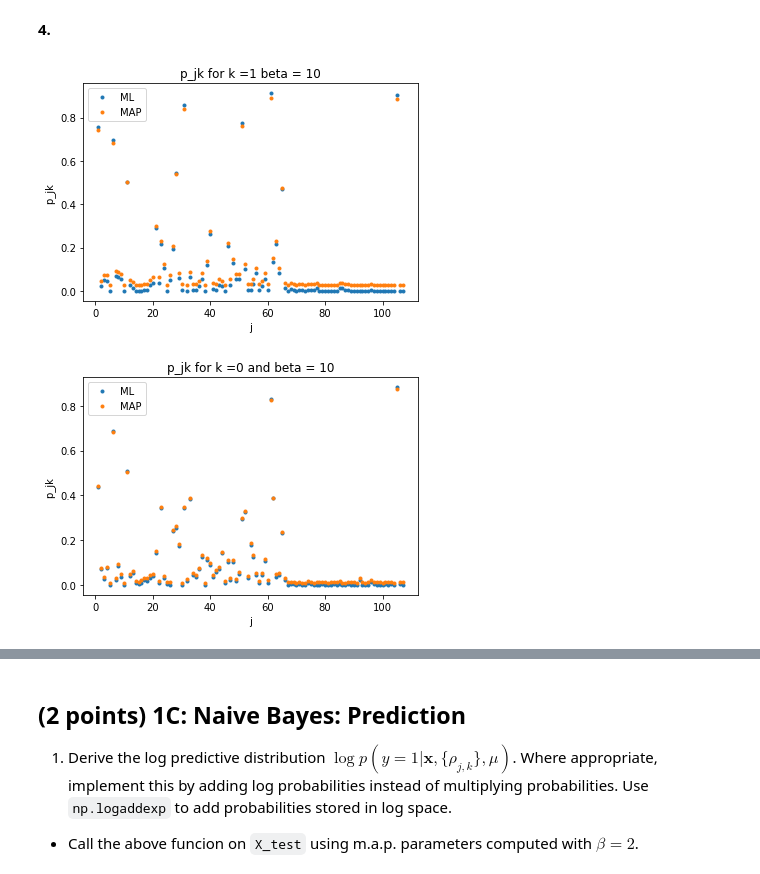
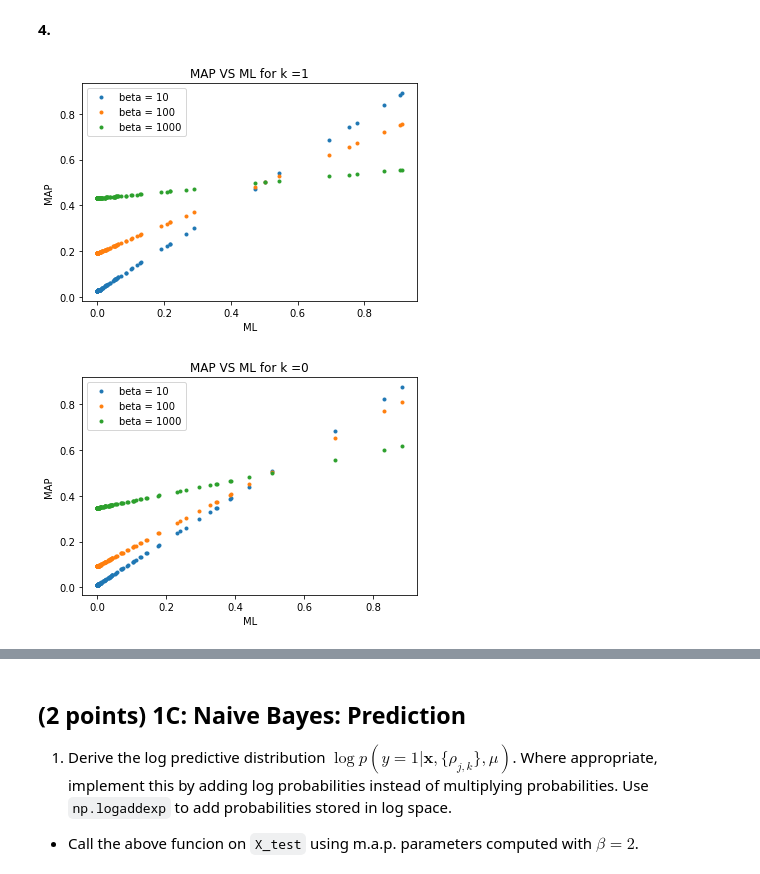
Before and after one commit to yifeiacc/ML_naive_bayes_classifier, a Jupyter notebook: assigment1.ipynb, the cells around one changed output, grey strips where cells are left out. Cells and saved outputs as stored; diff of their text form; code cells hidden in the pictures.

```diff
--- a/assigment1.ipynb
+++ b/assigment1.ipynb
@@ -239,3 +230,13 @@ def ML(X_train,Y_train):
+# %%
+def ML(X_train, Y_train):
+    num_k1 = np.sum(Y_train) # the number of data which y = 1
+    num_k0 = len(Y_train) - num_k1 # the number of data which y = 0
+    count_1 = np.sum(X_train[Y_train.reshape(1,-1)[0]==1], axis = 0) # number of (x_j = 1 and y = 1)
+    count_0 = np.sum(X_train[Y_train.reshape(1,-1)[0]==0], axis = 0)# number of (x_j = 1 and y = 0)
+    rho_j1  = count_1/num_k1 # rho_j1
+    rho_j0  = count_0/num_k0 # rho_j0
+    u = num_k1/X_train.shape[0] # mu
+    return rho_j0, rho_j1, u
 # %% [markdown]
 **4.**
 # %%
@@ -329,2 +341,11 @@ def MAP(X_train,Y_train,beta):
+# %%
+def MAP(X_train,Y_train,beta):
+    num_k1 = np.sum(Y_train) # the number of data which y = 1
+    num_k0 = len(Y_train) - num_k1 # the number of data which y = 0
+    count_1 = np.sum(X_train[Y_train.reshape(1,-1)[0]==1],axis = 0) # the number of (x_j =1 ,y = 0)
+    count_0 = np.sum(X_train[Y_train.reshape(1,-1)[0]==0],axis = 0) # the number of (x_j =1 ,y = 1)
+    rho_j1  = (count_1+beta -1)/(num_k1+2*beta-2)
+    rho_j0  = (count_0+beta -1)/(num_k0+2*beta-2)
+    return rho_j0,rho_j1,num_k1/len(Y_train)
 # %% [markdown]
 **3.**
@@ -344,21 +367,23 @@ rho_j0_10_MAP = MAP(X_train,Y_train,10)[0]
 rho_j0_100_MAP = MAP(X_train,Y_train,100)[0]
 rho_j0_1000_MAP = MAP(X_train,Y_train,1000)[0]
 # %%
-plt.plot(j,rho_j1_ML,".")
-plt.plot(j,rho_j1_10_MAP,".")
-plt.xlabel('j')
-plt.ylabel('p_jk ')
-plt.title('p_jk for k =1 beta = 10')
-plt.legend(['ML', 'MAP'])
+plt.plot(rho_j1_ML,rho_j1_10_MAP,".")
+plt.plot(rho_j1_ML,rho_j1_100_MAP,".")
+plt.plot(rho_j1_ML,rho_j1_1000_MAP,".")
+plt.xlabel('ML')
+plt.ylabel('MAP ')
+plt.title("MAP VS ML for k =1")
+plt.legend(['beta = 10', 'beta = 100','beta = 1000'])
 plt.show()
 
-plt.plot(j,rho_j0_ML,".")
-plt.plot(j,rho_j0_10_MAP,".")
-plt.xlabel('j')
-plt.ylabel('p_jk ')
-plt.title('p_jk for k =0 and beta = 10')
-plt.legend(['ML', 'MAP'])
+plt.plot(rho_j0_ML,rho_j0_10_MAP,".")
+plt.plot(rho_j0_ML,rho_j0_100_MAP,".")
+plt.plot(rho_j0_ML,rho_j0_1000_MAP,".")
+plt.xlabel('ML')
+plt.ylabel('MAP ')
+plt.title("MAP VS ML for k =0")
+plt.legend(['beta = 10', 'beta = 100','beta = 1000'])
 plt.show()
 # %% [output]
-[figure, old version]
+[figure, new version]
-[figure, old version]
+[figure, new version]
```
Also changed, not shown: parts of 39 cells of this notebook.
